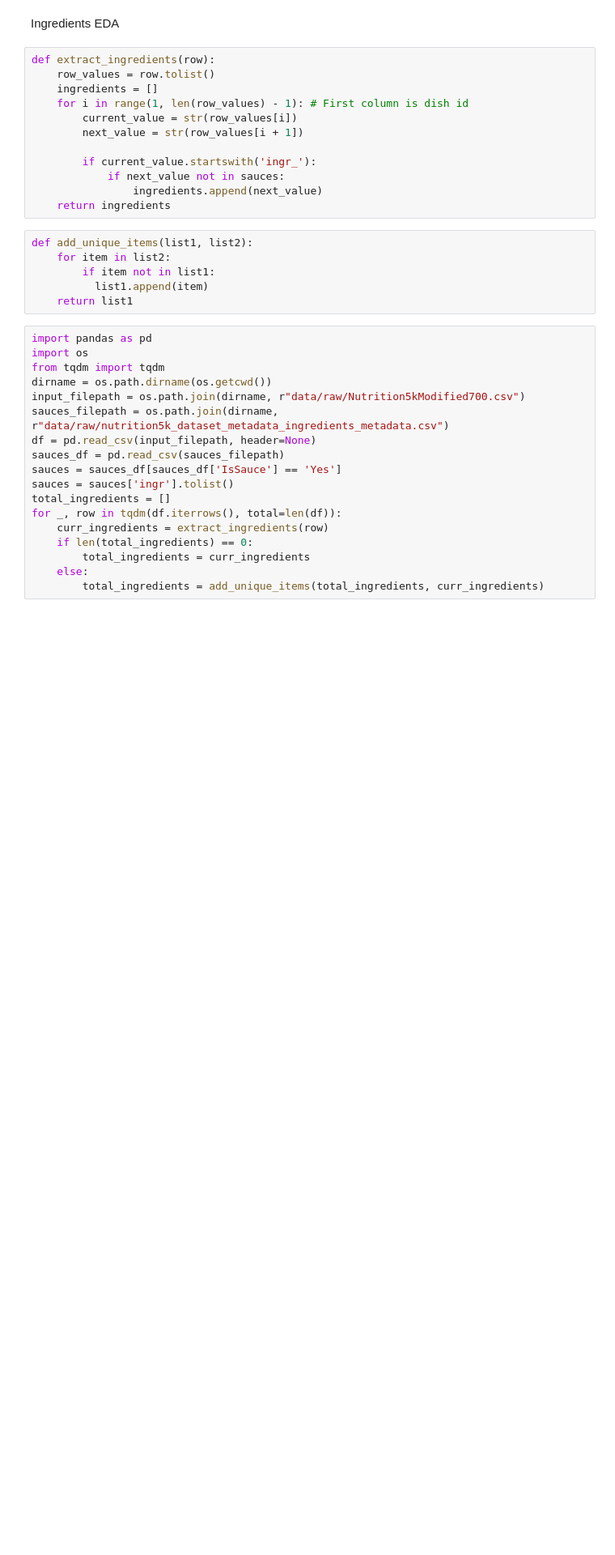
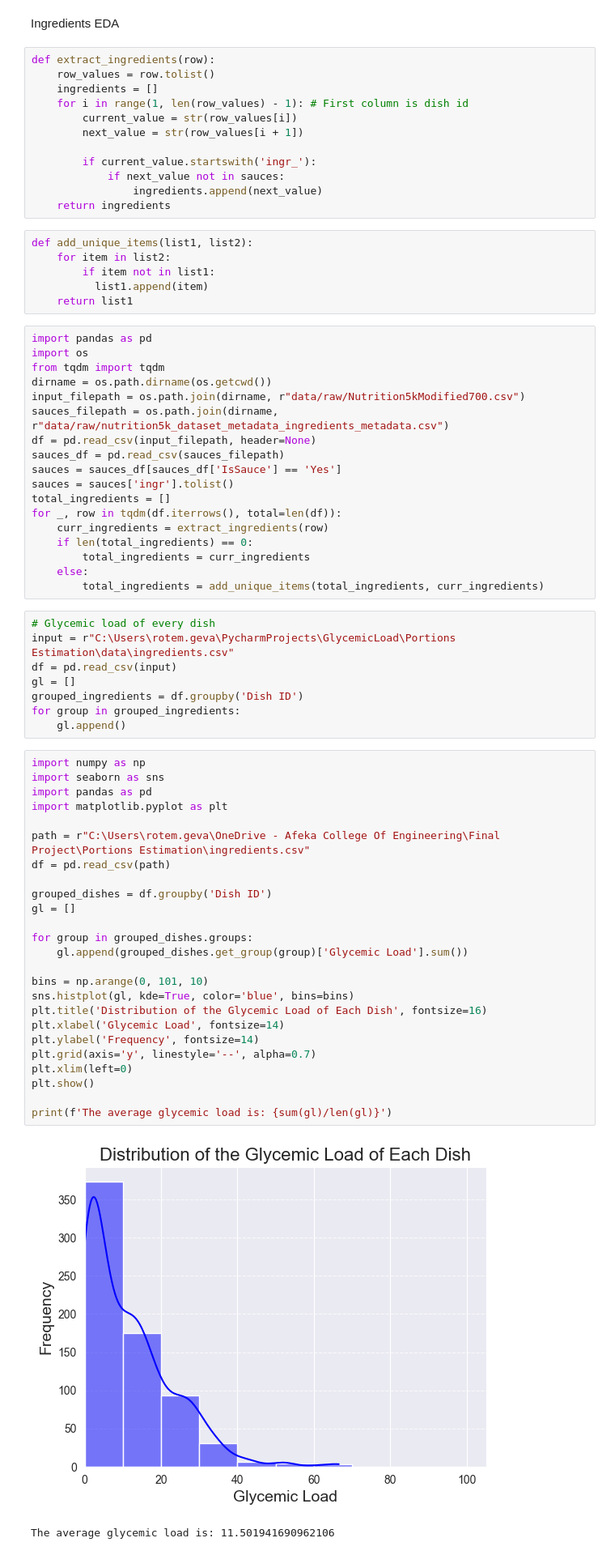
Before and after one commit to RotemGeva226/GlycemicLoad, a Jupyter notebook: Portions Estimation/notebooks/data_preprocessing.ipynb, the cells around one changed output. Shown at 81% size. Saved outputs shown, nothing was run; the diff lists cells and outputs as text; blank space fills up the shorter version.

Commit message:
"Refactor data preprocessing and add glycemic load analysis"
Refactored data preprocessing script with improved cell structure and formatting. Added functionality to calculate and visualize the distribution of glycemic load per dish. Improved readability and maintainability of the notebook.

```diff
--- a/Portions Estimation/notebooks/data_preprocessing.ipynb
+++ b/Portions Estimation/notebooks/data_preprocessing.ipynb
@@ -36,3 +36,39 @@ for _, row in tqdm(df.iterrows(), total=len(df)):
         total_ingredients = curr_ingredients
     else:
         total_ingredients = add_unique_items(total_ingredients, curr_ingredients)
+# %%
+# Glycemic load of every dish
+input = r"C:\Users\rotem.geva\PycharmProjects\GlycemicLoad\Portions Estimation\data\ingredients.csv"
+df = pd.read_csv(input)
+gl = []
+grouped_ingredients = df.groupby('Dish ID')
+for group in grouped_ingredients:
+    gl.append()
+# %%
+import numpy as np
+import seaborn as sns
+import pandas as pd
+import matplotlib.pyplot as plt
+
+path = r"C:\Users\rotem.geva\OneDrive - Afeka College Of Engineering\Final Project\Portions Estimation\ingredients.csv"
+df = pd.read_csv(path)
+
+grouped_dishes = df.groupby('Dish ID')
+gl = []
+
+for group in grouped_dishes.groups:
+    gl.append(grouped_dishes.get_group(group)['Glycemic Load'].sum())
+
+bins = np.arange(0, 101, 10)
+sns.histplot(gl, kde=True, color='blue', bins=bins)
+plt.title('Distribution of the Glycemic Load of Each Dish', fontsize=16)
+plt.xlabel('Glycemic Load', fontsize=14)
+plt.ylabel('Frequency', fontsize=14)
+plt.grid(axis='y', linestyle='--', alpha=0.7)
+plt.xlim(left=0)
+plt.show()
+
+print(f'The average glycemic load is: {sum(gl)/len(gl)}')
+# %% [output]
+[figure, added]
+The average glycemic load is: 11.501941690962106
```
